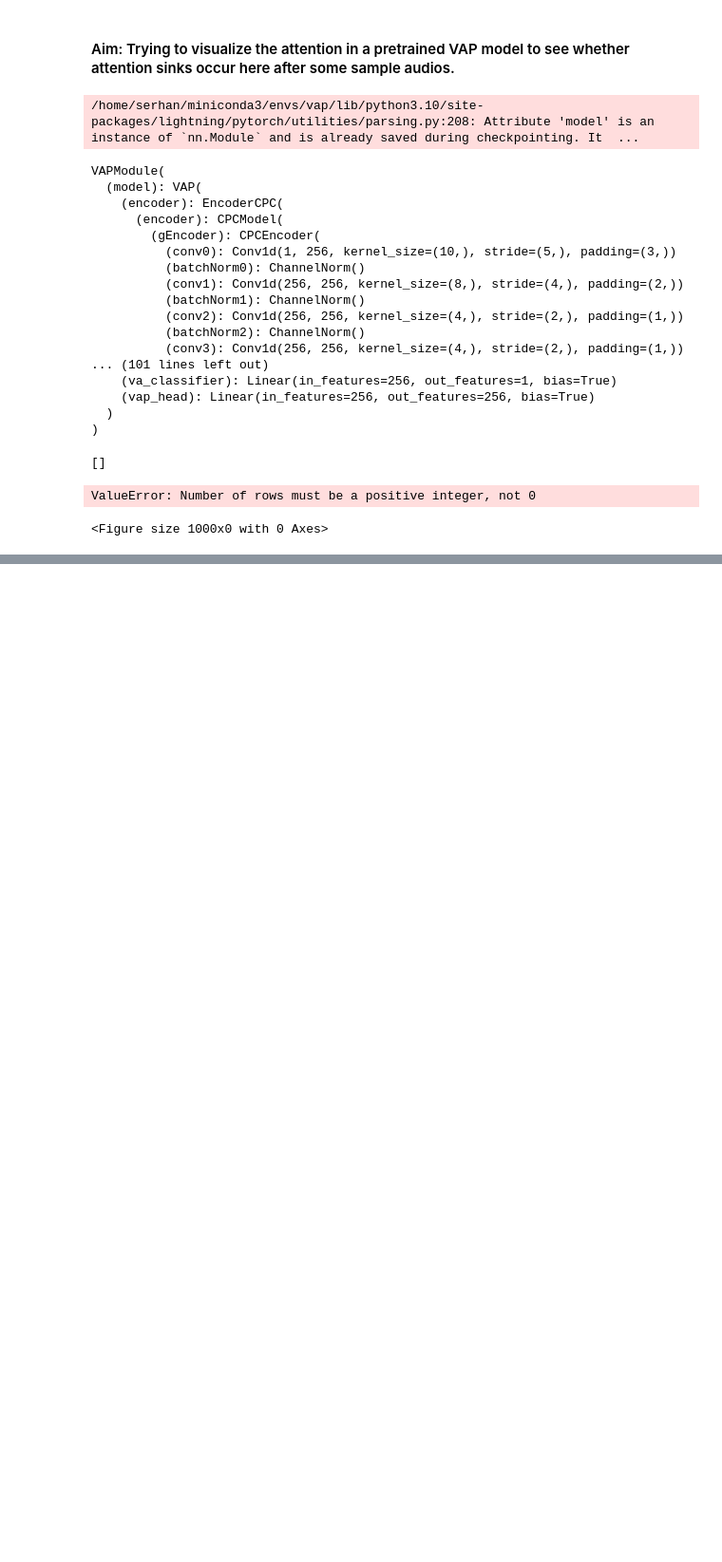
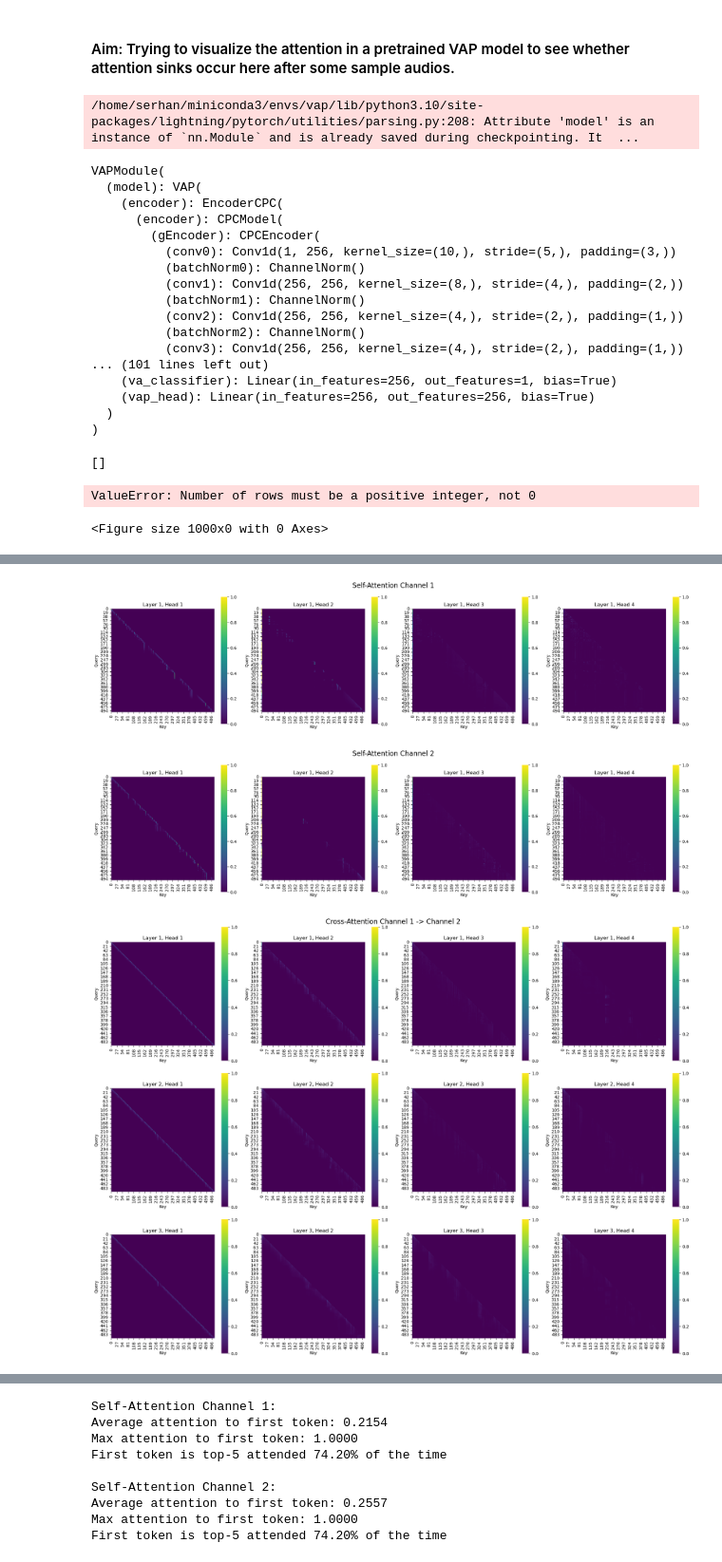
Before and after one commit to serhanylmz/StreamingVAP, a Jupyter notebook: vap_analysis.ipynb, the cells around one changed output, grey strips where cells are left out. Shown at 95% size. Cells and saved outputs as stored; diff of their text form; code cells hidden in the pictures; blank space fills up the shorter version.

Commit message:
attention assesment -- first step --done!

```diff
--- a/vap_analysis.ipynb
+++ b/vap_analysis.ipynb
@@ -308,0 +198,60 @@ No attention weights were captured. The model might not use standard attention l
+# %%
+# Trim or pad the audio to 10 seconds (160000 samples at 16kHz)
+target_length = 160000
+if audio.shape[1] < target_length:
+    audio = torch.nn.functional.pad(audio, (0, target_length - audio.shape[1]))
+else:
+    audio = audio[:, :target_length]
+
+# Add batch dimension
+audio = audio.unsqueeze(0)
+# %%
+# Get model outputs
+with torch.no_grad():
+    outputs = model(audio, attention=True)
+# %%
+# Extract attention weights
+self_attn = outputs['self_attn']  # Shape: (B, 2, num_layers, num_heads, T, T)
+cross_attn = outputs['cross_attn']  # Shape: (B, 2, num_layers, num_heads, T, T)
+# %%
+# Function to plot attention heatmaps
+def plot_attention(attn, title):
+    num_layers, num_heads, T, _ = attn.shape
+    fig, axes = plt.subplots(num_layers, num_heads, figsize=(20, 5 * num_layers))
+    fig.suptitle(title, fontsize=16)
+
+    for layer in range(num_layers):
+        for head in range(num_heads):
+            ax = axes[layer, head] if num_layers > 1 else axes[head]
+            sns.heatmap(attn[layer, head].cpu(), ax=ax, cmap='viridis', square=True)
+            ax.set_title(f'Layer {layer+1}, Head {head+1}')
+            ax.set_xlabel('Key')
+            ax.set_ylabel('Query')
+
+    plt.tight_layout()
+    plt.show()
+
+# Plot self-attention for both channels
+plot_attention(self_attn[0, 0], 'Self-Attention Channel 1')
+plot_attention(self_attn[0, 1], 'Self-Attention Channel 2')
+
+# Plot cross-attention for both directions
+plot_attention(cross_attn[0, 0], 'Cross-Attention Channel 1 -> Channel 2')
+plot_attention(cross_attn[0, 1], 'Cross-Attention Channel 2 -> Channel 1')
+
+# Analyze attention patterns
+def analyze_attention_sinks(attn):
+    avg_attn = attn.mean(dim=(0, 1))  # Average over layers and heads
+    first_token_attn = avg_attn[:, 0]
+    print(f"Average attention to first token: {first_token_attn.mean().item():.4f}")
+    print(f"Max attention to first token: {first_token_attn.max().item():.4f}")
+    print(f"First token is top-5 attended {(first_token_attn >= torch.topk(avg_attn, k=5, dim=1)[0][:, -1]).float().mean().item()*100:.2f}% of the time")
+
+print("Self-Attention Channel 1:")
+analyze_attention_sinks(self_attn[0, 0])
+print("\nSelf-Attention Channel 2:")
+analyze_attention_sinks(self_attn[0, 1])
+# %% [output]
+[figure, added]
+[figure, added]
+[figure, added]
@@ -308,0 +259,9 @@ No attention weights were captured. The model might not use standard attention l
+Self-Attention Channel 1:
+Average attention to first token: 0.2154
+Max attention to first token: 1.0000
+First token is top-5 attended 74.20% of the time
+
+Self-Attention Channel 2:
+Average attention to first token: 0.2557
+Max attention to first token: 1.0000
+First token is top-5 attended 74.20% of the time
```
Also changed, not shown: parts of 11 cells of this notebook.
